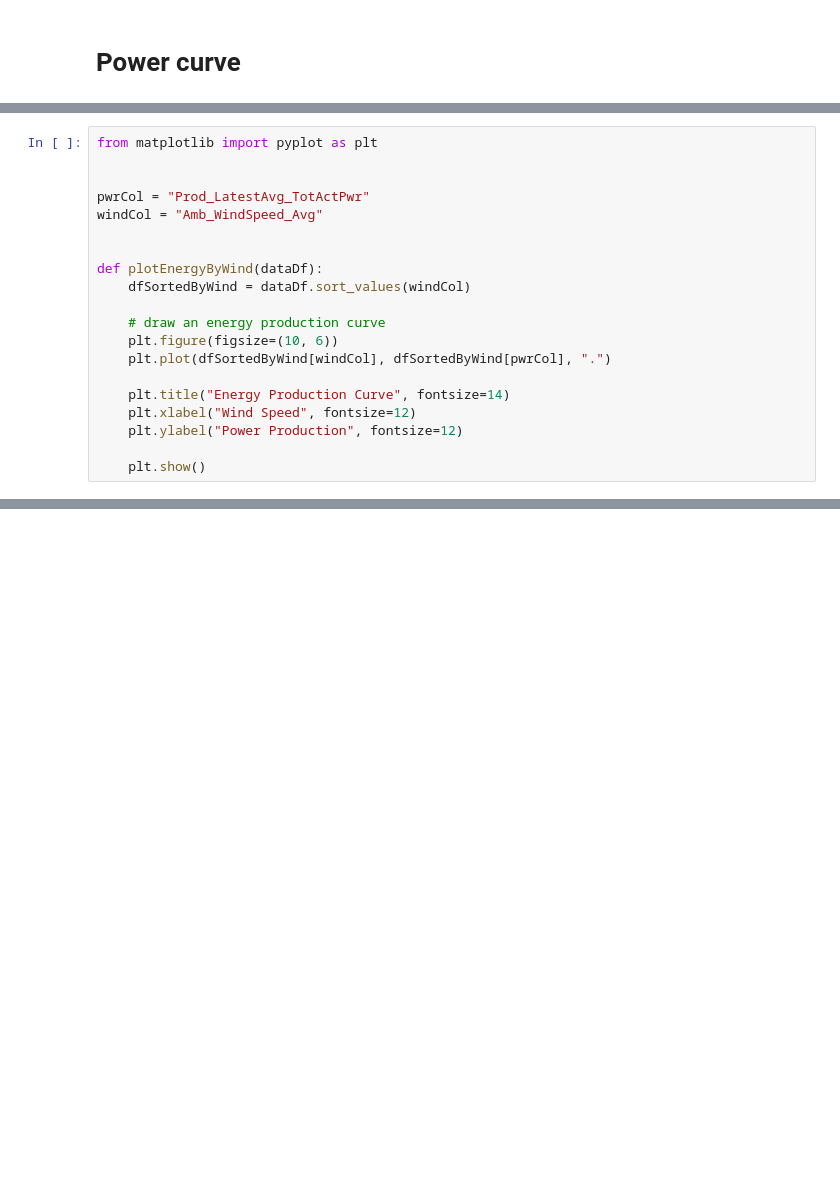
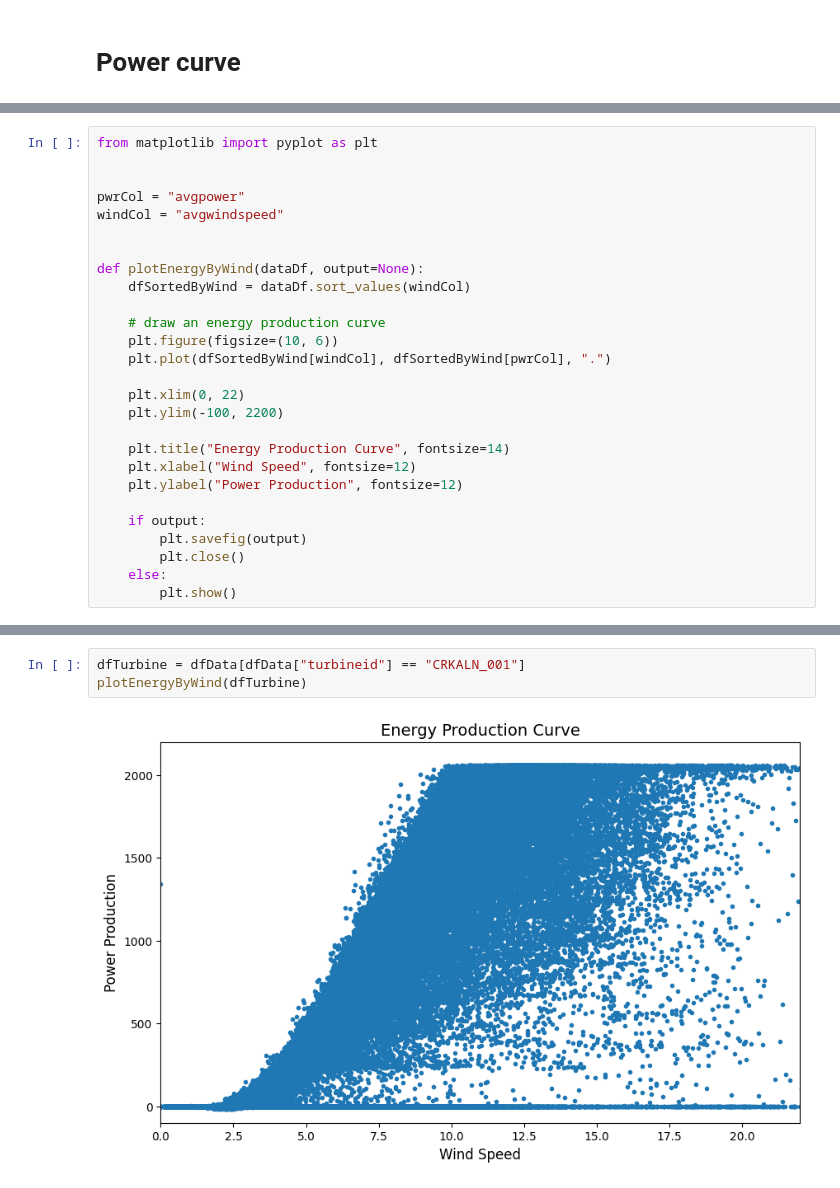
Before and after one commit to BuiHoangTu/ul.bds.NormalBehaviorMonitor, a Jupyter notebook: main.ipynb, the cells around one changed output, grey strips where cells are left out. Drawn from its saved outputs; the diff is of its cells as text; blank space fills up the shorter version.

```diff
--- a/main.ipynb
+++ b/main.ipynb
@@ -146,20 +109,27 @@ pwrCols
 from matplotlib import pyplot as plt
 
 
-pwrCol = "Prod_LatestAvg_TotActPwr"
-windCol = "Amb_WindSpeed_Avg"
+pwrCol = "avgpower"
+windCol = "avgwindspeed"
 
 
-def plotEnergyByWind(dataDf):
+def plotEnergyByWind(dataDf, output=None):
     dfSortedByWind = dataDf.sort_values(windCol)
 
     # draw an energy production curve
     plt.figure(figsize=(10, 6))
     plt.plot(dfSortedByWind[windCol], dfSortedByWind[pwrCol], ".")
 
+    plt.xlim(0, 22)
+    plt.ylim(-100, 2200)
+
     plt.title("Energy Production Curve", fontsize=14)
     plt.xlabel("Wind Speed", fontsize=12)
     plt.ylabel("Power Production", fontsize=12)
 
-    plt.show()
+    if output:
+        plt.savefig(output)
+        plt.close()
+    else:
+        plt.show()
 # %%
@@ -179 +141,6 @@ for idx in turbineIdx:
+# %%
+dfTurbine = dfData[dfData["turbineid"] == "CRKALN_001"]
+plotEnergyByWind(dfTurbine)
+# %% [output]
+[figure, added]
 # %%
```
Also changed, not shown: parts of 11 cells of this notebook.
